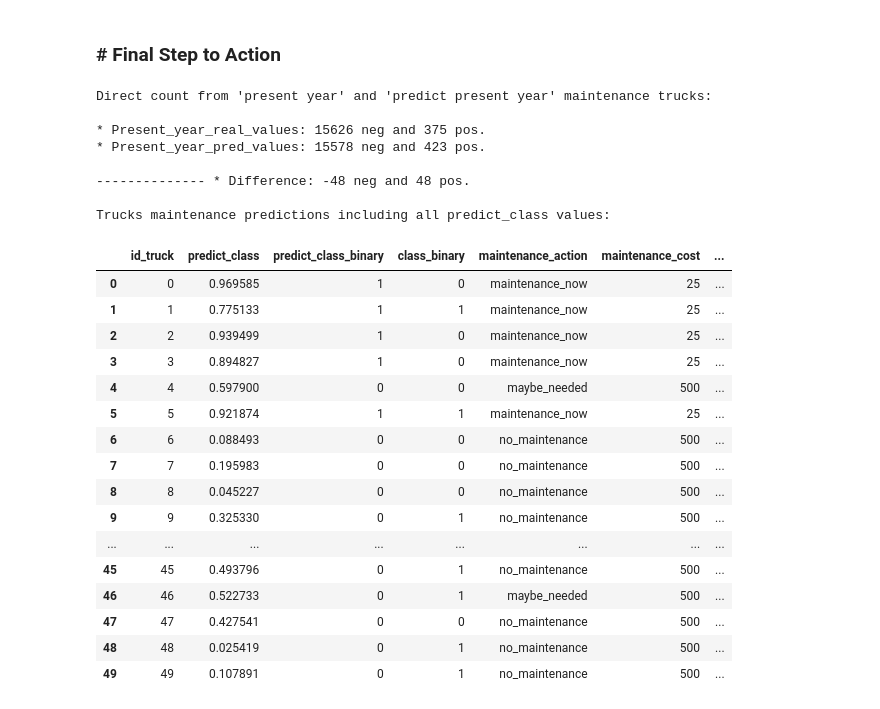
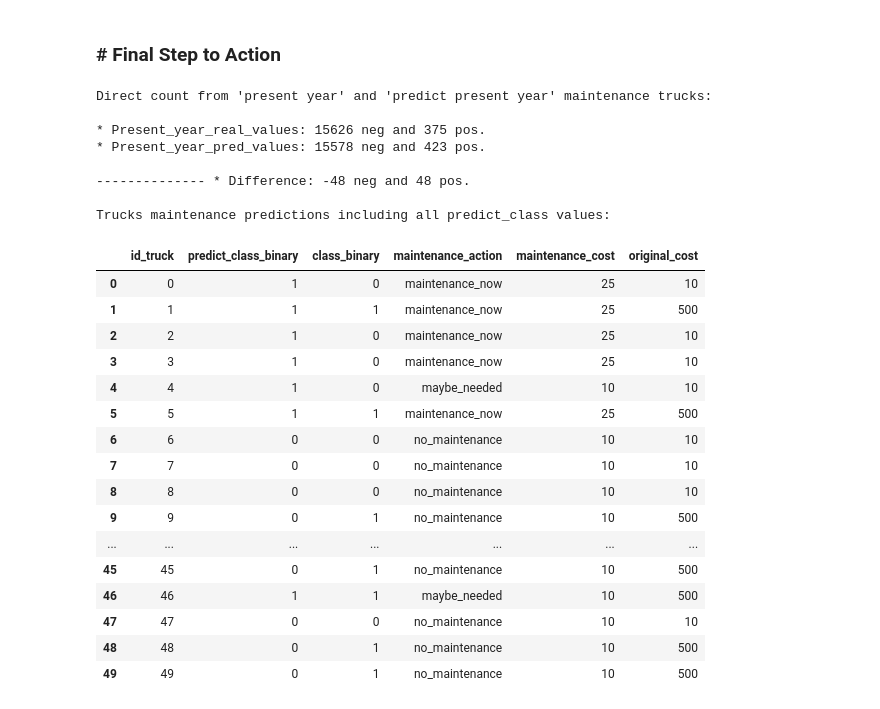
Before and after one commit to Delevati/airsystem_predict, a Jupyter notebook: models/random_forest/run_train-RF.ipynb, the cells around one changed output. Saved outputs shown, nothing was run; the diff lists cells and outputs as text; code cells hidden in the pictures.

Commit message:
[FIX]sum-table-result-correction

```diff
--- a/models/random_forest/run_train-RF.ipynb
+++ b/models/random_forest/run_train-RF.ipynb
@@ -251,6 +251,9 @@ Confusion Matrix (Present Year):
 # %% [markdown]
 ### # Final Step to Action
 # %%
+import pandas as pd
+import numpy as np
+
 # Direct count to brute verify values for predict maked and original classes on present year.
 count_pred = np.bincount(y_pred_present)
 count_present = np.bincount(y_present)
@@ -261,95 +264,86 @@ print(f"* Present_year_real_values: {count_present[0]} neg and {count_present[1]
 print(f"* Present_year_pred_values: {count_pred[0]} neg and {count_pred[1]} pos.\n")
 print(f"-------------- * Difference: {difference[0]} neg and {difference[1]} pos. \n")
 
-# Função para calcular o custo original baseado no valor da classe
+# Function to calculate the original cost based on the class value
 def calculate_original_cost(class_value):
     if class_value == 1:
-        return 500  # custo de manutenção corretiva
+        return 500  # cost of corrective maintenance
     elif class_value == 0:
-        return 10  # sem custo se não houver defeito e não for levado à manutenção
+        return 10  # no cost if there is no defect and it is not taken to maintenance
     else:
         return np.nan
 
-# Função para calcular o custo de manutenção baseado nas ações determinadas
+# Function to calculate the maintenance cost based on the determined actions
 def calcular_custo_maintenance(df):
     cost_now = 25
-    cost_maybe = 10
+    cost_maybe = 10  # Corrigido: custo do 'maybe_needed'
     cost_not_now = 500
 
-    df['maintenance_action'] = pd.cut(df['predict_class'], bins=[-np.inf, 0.5, 0.7, np.inf], labels=['no_maintenance', 'maybe_needed', 'maintenance_now'])
+    # Define maintenance action based on 'predict_class'
+    df['maintenance_action'] = pd.cut(df['predict_class'], bins=[-np.inf, 0.5, 0.7, np.inf],
+                                       labels=['no_maintenance', 'maybe_needed', 'maintenance_now'])
 
-    df['maintenance_cost'] = np.where(
-        (df['predict_class'] == 1) & (df['class_binary'] == 0), cost_maybe,
-        df['maintenance_action'].map({
-            'maintenance_now': cost_now,
-            'no_maintenance': cost_not_now
-        }).fillna(cost_not_now)
-    ).astype(int)
+    # Aplicar a lógica completa do 'maintenance_cost' aqui
+    df['maintenance_cost'] = df['maintenance_action'].map({
+        'maintenance_now': cost_now,
+        'no_maintenance': cost_not_now,
+        'maybe_needed': cost_maybe  # Mapeamento correto do custo
+    }).fillna(cost_not_now)  # Valor padrão se não houver mapeamento
 
     return df
 
-# Simulação dos dados (substitua pelos seus dados reais)
-np.random.seed(42)  # Para garantir a reprodutibilidade
-df_present = pd.DataFrame({
-    'class_binary': np.random.randint(0, 2, 100),  # valores binários aleatórios
-    'predict_class': np.random.rand(100)  # previsões aleatórias entre 0 e 1
-})
-
-# Calcular os custos
+# Calculate costs
 df_saida = pd.DataFrame({
     'id_truck': df_present.index,
     'predict_class': df_present['predict_class'],
     'class_binary': df_present['class_binary']
 })
 
 df_saida['original_cost'] = df_saida['class_binary'].apply(calculate_original_cost)
 df_saida = calcular_custo_maintenance(df_saida)
 
-# Ajustar custos de manutenção para considerar que, se ambos predict_class e class_binary são 0, o custo é 0
-df_saida['maintenance_cost'] = np.where(
-    (df_saida['predict_class'] == 0) & (df_saida['class_binary'] == 0), 0, df_saida['maintenance_cost']
-)
 
-# --- Configuração do Limiar ---
-threshold = 0.6
+# --- Threshold Setting ---
+threshold = 0.5
 
-# --- Criação da Coluna 'predict_class_binary' com base no Limiar ---
+# --- Create 'predict_class_binary' column based on Threshold ---
 df_saida['predict_class_binary'] = df_saida['predict_class'].apply(lambda x: 1 if x >= threshold else 0)
 
-# --- Exibição da Tabela Completa com a Nova Coluna ---
+df_saida['maintenance_cost'] = np.where(df_saida['predict_class_binary'] == 0, 10, df_saida['maintenance_cost'])
+
+# --- Display the complete table with the new column ---
 print("Trucks maintenance predictions including all predict_class values:")
-display(df_saida[['id_truck', 'predict_class', 'predict_class_binary', 'class_binary', 'maintenance_action', 'maintenance_cost', 'original_cost']].head(50))
-
-# Calcular os custos totais
+display(df_saida[['id_truck','predict_class_binary', 'class_binary', 'maintenance_action', 'maintenance_cost', 'original_cost']].head(50))
+# Calculate total costs
 total_maintenance_cost = df_saida['maintenance_cost'].sum()
 total_original_cost = df_saida['original_cost'].sum()
 
 print("\nTotal maintenance cost: $", total_maintenance_cost)
 print("Total original cost: $", total_original_cost)
 print("Potential Savings: $", total_original_cost - total_maintenance_cost)
 # %% [output]
 Direct count from 'present year' and 'predict present year' maintenance trucks:
 
 * Present_year_real_values: 15626 neg and 375 pos.
 * Present_year_pred_values: 15578 neg and 423 pos.
 
 -------------- * Difference: -48 neg and 48 pos.
 
 Trucks maintenance predictions including all predict_class values:
-|  | id_truck | predict_class | predict_class_binary | class_binary | maintenance_action | maintenance_cost | ... |
-| 0 | 0 | 0.969585 | 1 | 0 | maintenance_now | 25 | ... |
-| 1 | 1 | 0.775133 | 1 | 1 | maintenance_now | 25 | ... |
-| 2 | 2 | 0.939499 | 1 | 0 | maintenance_now | 25 | ... |
-| 3 | 3 | 0.894827 | 1 | 0 | maintenance_now | 25 | ... |
-| 4 | 4 | 0.597900 | 0 | 0 | maybe_needed | 500 | ... |
-| 5 | 5 | 0.921874 | 1 | 1 | maintenance_now | 25 | ... |
-| 6 | 6 | 0.088493 | 0 | 0 | no_maintenance | 500 | ... |
-| 7 | 7 | 0.195983 | 0 | 0 | no_maintenance | 500 | ... |
-| 8 | 8 | 0.045227 | 0 | 0 | no_maintenance | 500 | ... |
-| 9 | 9 | 0.325330 | 0 | 1 | no_maintenance | 500 | ... |
-| ... | ... | ... | ... | ... | ... | ... | ... |
-| 45 | 45 | 0.493796 | 0 | 1 | no_maintenance | 500 | ... |
-| 46 | 46 | 0.522733 | 0 | 1 | maybe_needed | 500 | ... |
-| 47 | 47 | 0.427541 | 0 | 0 | no_maintenance | 500 | ... |
-| 48 | 48 | 0.025419 | 0 | 1 | no_maintenance | 500 | ... |
-| 49 | 49 | 0.107891 | 0 | 1 | no_maintenance | 500 | ... |
+|  | id_truck | predict_class_binary | class_binary | maintenance_action | maintenance_cost | original_cost |
+| 0 | 0 | 1 | 0 | maintenance_now | 25 | 10 |
+| 1 | 1 | 1 | 1 | maintenance_now | 25 | 500 |
+| 2 | 2 | 1 | 0 | maintenance_now | 25 | 10 |
+| 3 | 3 | 1 | 0 | maintenance_now | 25 | 10 |
+| 4 | 4 | 1 | 0 | maybe_needed | 10 | 10 |
+| 5 | 5 | 1 | 1 | maintenance_now | 25 | 500 |
+| 6 | 6 | 0 | 0 | no_maintenance | 10 | 10 |
+| 7 | 7 | 0 | 0 | no_maintenance | 10 | 10 |
+| 8 | 8 | 0 | 0 | no_maintenance | 10 | 10 |
+| 9 | 9 | 0 | 1 | no_maintenance | 10 | 500 |
+| ... | ... | ... | ... | ... | ... | ... |
+| 45 | 45 | 0 | 1 | no_maintenance | 10 | 500 |
+| 46 | 46 | 1 | 1 | maybe_needed | 10 | 500 |
+| 47 | 47 | 0 | 0 | no_maintenance | 10 | 10 |
+| 48 | 48 | 0 | 1 | no_maintenance | 10 | 500 |
+| 49 | 49 | 0 | 1 | no_maintenance | 10 | 500 |
```
Also changed, not shown: parts of 1 cell of this notebook.
